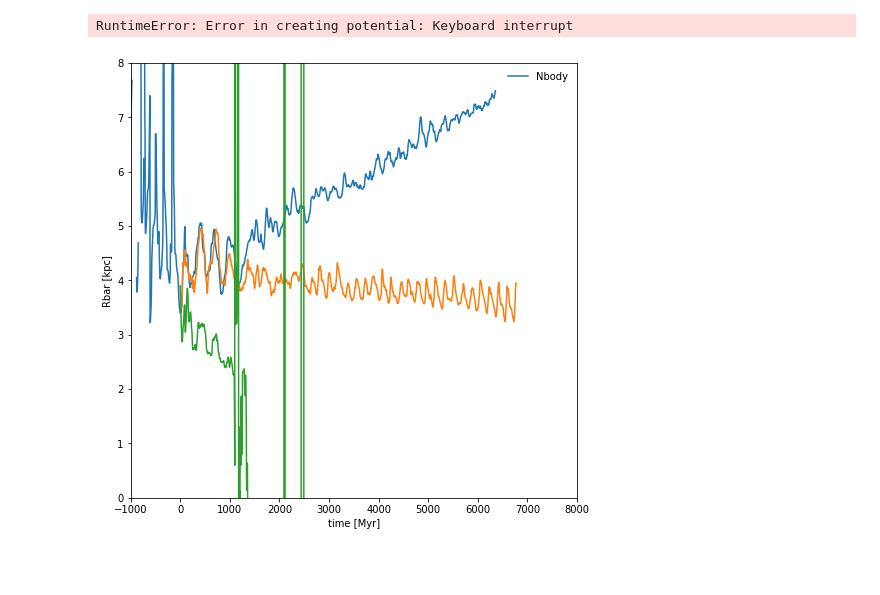
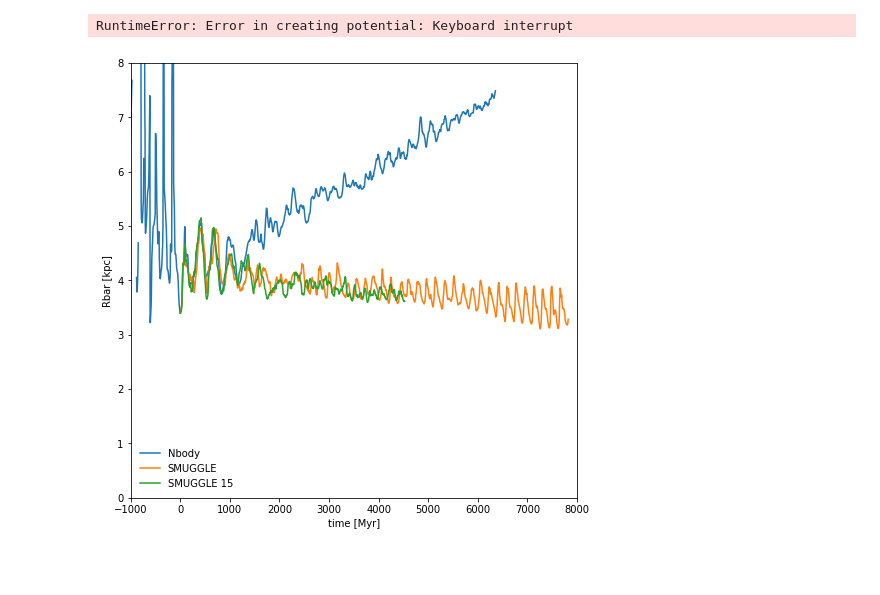
Before and after one commit to gusbeane/gasbar, a Jupyter notebook: notebooks/pattern_speed.ipynb, the cells around one changed output. Cells and saved outputs as stored; diff of their text form; code cells hidden in the pictures.

```diff
--- a/notebooks/pattern_speed.ipynb
+++ b/notebooks/pattern_speed.ipynb
@@ -14,7 +14,7 @@ agama.setUnits(mass=1E10, length=1, velocity=1)
 
 time_conv = 977.79222167
 # %%
-sim_list = ['Nbody', 'phantom-vacuum-Sg20-Rc3.5']
+sim_list = ['Nbody', 'phantom-vacuum-Sg20-Rc3.5', 'phantom-vacuum-Sg15-Rc3.5']
 
 basepath = '/n/holystore01/LABS/hernquist_lab/Users/abeane/starbar_runs/runs/'
 
@@ -154,9 +154,11 @@ fourierN_l2 = read_fourier(0, lvl='lvl2')
 fourierNG_l3 = read_fourier(0, lvl='lvl3-GMCs')
 
 fourierS_l3 = read_fourier(1, lvl='lvl3')
-fourierG_l3 = read_fourier(1, lvl='lvl3-GFM')
-fourierS_rH_l3 = read_fourier(1, lvl='lvl3-rstHalo')
-fourierS_l3i = read_fourier(1, lvl='lvl3-isotherm')
+fourierS_l3s7 = read_fourier(1, lvl='lvl3-snap700')
+fourierS15_l3 = read_fourier(2, lvl='lvl3')
+# fourierG_l3 = read_fourier(1, lvl='lvl3-GFM')
+# fourierS_rH_l3 = read_fourier(1, lvl='lvl3-rstHalo')
+# fourierS_l3i = read_fourier(1, lvl='lvl3-isotherm')
 
 fourierN_l4['snapshot_300'].keys()
 # %% [output]
@@ -389,9 +400,11 @@ outN_l3 = main_bar_angle(fourierN_l3)
 outN_l2 = main_bar_angle(fourierN_l2)
 outNG_l3 = main_bar_angle(fourierNG_l3, firstkey=0)
 outS_l3 = main_bar_angle(fourierS_l3, firstkey=0)
-outG_l3 = main_bar_angle(fourierG_l3, firstkey=0)
+outS15_l3 = main_bar_angle(fourierS15_l3, firstkey=0)
+# outG_l3 = main_bar_angle(fourierG_l3, firstkey=0)
 
-outS_rH_l3 = main_bar_angle(fourierS_rH_l3, firstkey=0)
+# outS_rH_l3 = main_bar_angle(fourierS_rH_l3, firstkey=0)
+outS_l3s7 = main_bar_angle(fourierS_l3s7, firstkey=0)
 # outN_l4 = main_bar_angle(fourierN_l4)
 # out1 = main_bar_angle(fourier1, firstkey=0)
 # %%
@@ -645,39 +677,45 @@ ax.plot(time-time[300], Rbar, label=name)
 # # ax.plot(time-time[0], ps, label=name)
 # ax.plot(time-time[0], true_ps, label=name)
 
 dat = outS_l3
 name = 'SMUGGLE'
 
 time = dat['time']
 Rbar = dat['Rbar']
-ax.plot(time-time[0], Rbar)
+ax.plot(time-time[0], Rbar, label=name)
 
-
-
-dat = outG_l3
-name = 'GFM'
+dat = outS15_l3
+name = 'SMUGGLE 15'
 
 time = dat['time']
 Rbar = dat['Rbar']
-ax.plot(time-time[0], Rbar)
+ax.plot(time-time[0], Rbar, label=name)
+
+
+# dat = outG_l3
+# name = 'GFM'
+
+# time = dat['time']
+# Rbar = dat['Rbar']
+# ax.plot(time-time[0], Rbar)
 
 # dat = out6
 # name = 'snap400'
 
 # time = dat['time'] + dt
 # ba, ps = dat['poly_eval'][n]
 # true_ps = dat['pattern_speed']
 # l=ax.plot(time, ps, label=name)
 # ax.plot(time, true_ps, label=name, c=l[0].get_color())
 
 
 ax.legend(frameon=False)
 
 ax.set(xlim=(-1000, 8000))
 # ax.set(xlim=(2500,3000))
 ax.set(ylim=(0, 8), xlabel='time [Myr]', ylabel='Rbar [kpc]')
 plt.show()
 # %% [output]
-[figure, old version]
+[figure, new version]
 # %% [markdown]
 ####
```
Also changed, not shown: parts of 4 cells of this notebook, 3 other files.
